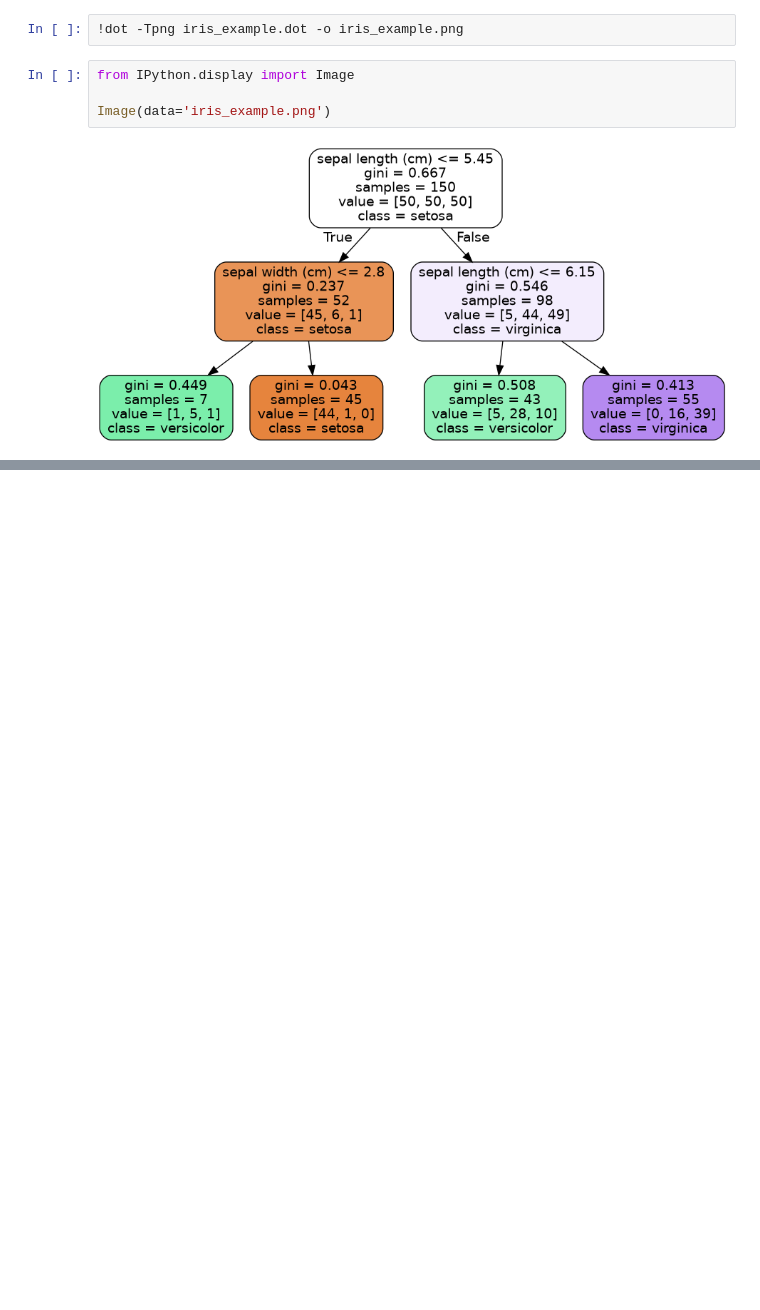
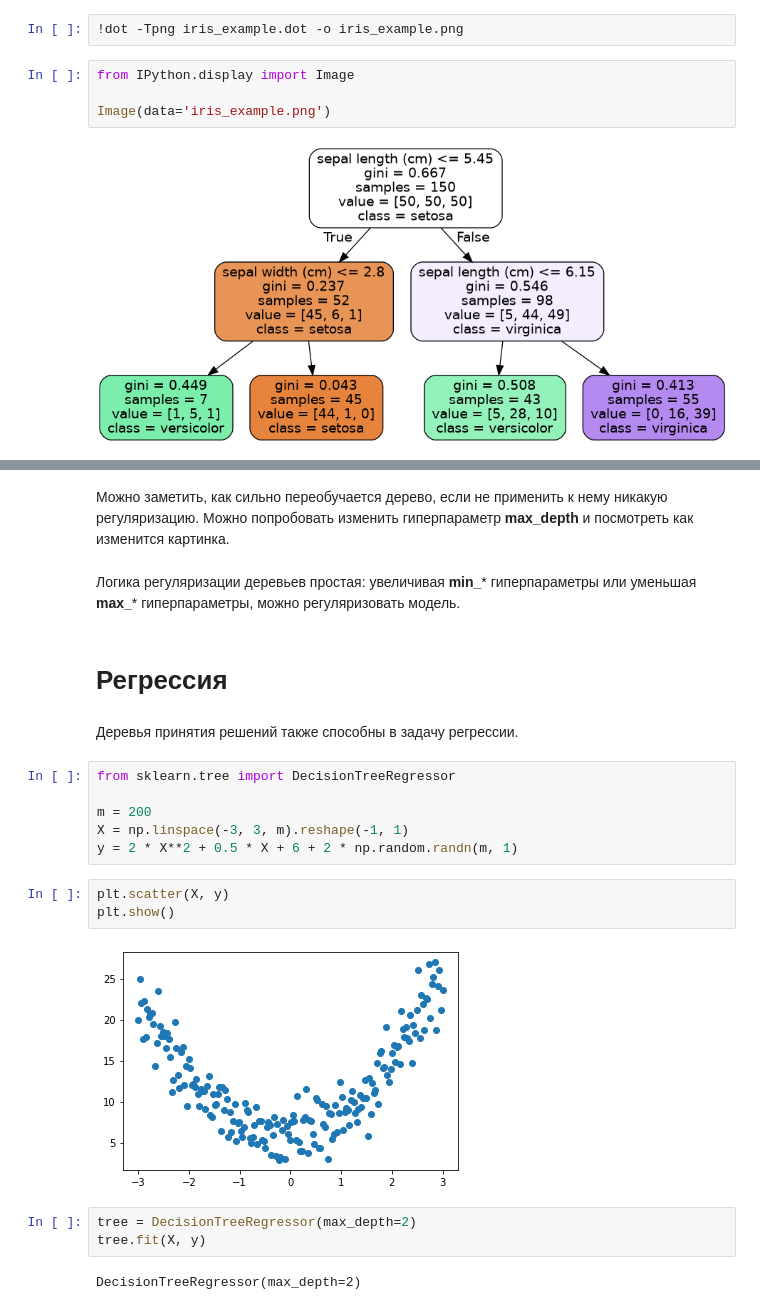
Before and after one commit to Lpshkn/Tutors, a Jupyter notebook: Practice/Decision Trees/Decision Trees.ipynb, the cells around one changed output, grey strips where cells are left out. Cells and saved outputs as stored; diff of their text form; blank space fills up the shorter version.

```diff
--- a/Practice/Decision Trees/Decision Trees.ipynb
+++ b/Practice/Decision Trees/Decision Trees.ipynb
@@ -44,0 +115,24 @@ Image(data='iris_example.png')
+# %% [markdown]
+Можно заметить, как сильно переобучается дерево, если не применить к нему никакую регуляризацию. Можно попробовать изменить гиперпараметр **max_depth** и посмотреть как изменится картинка.
+# %% [markdown]
+Логика регуляризации деревьев простая: увеличивая **min_*** гиперпараметры или уменьшая **max_*** гиперпараметры, можно регуляризовать модель.
+# %% [markdown]
+# Регрессия
+# %% [markdown]
+Деревья принятия решений также способны в задачу регрессии.
+# %%
+from sklearn.tree import DecisionTreeRegressor
+
+m = 200
+X = np.linspace(-3, 3, m).reshape(-1, 1)
+y = 2 * X**2 + 0.5 * X + 6 + 2 * np.random.randn(m, 1)
+# %%
+plt.scatter(X, y)
+plt.show()
+# %% [output]
+[figure, added]
+# %%
+tree = DecisionTreeRegressor(max_depth=2)
+tree.fit(X, y)
+# %% [output]
+DecisionTreeRegressor(max_depth=2)
```
Also changed, not shown: parts of 21 cells of this notebook, 2 other files.
